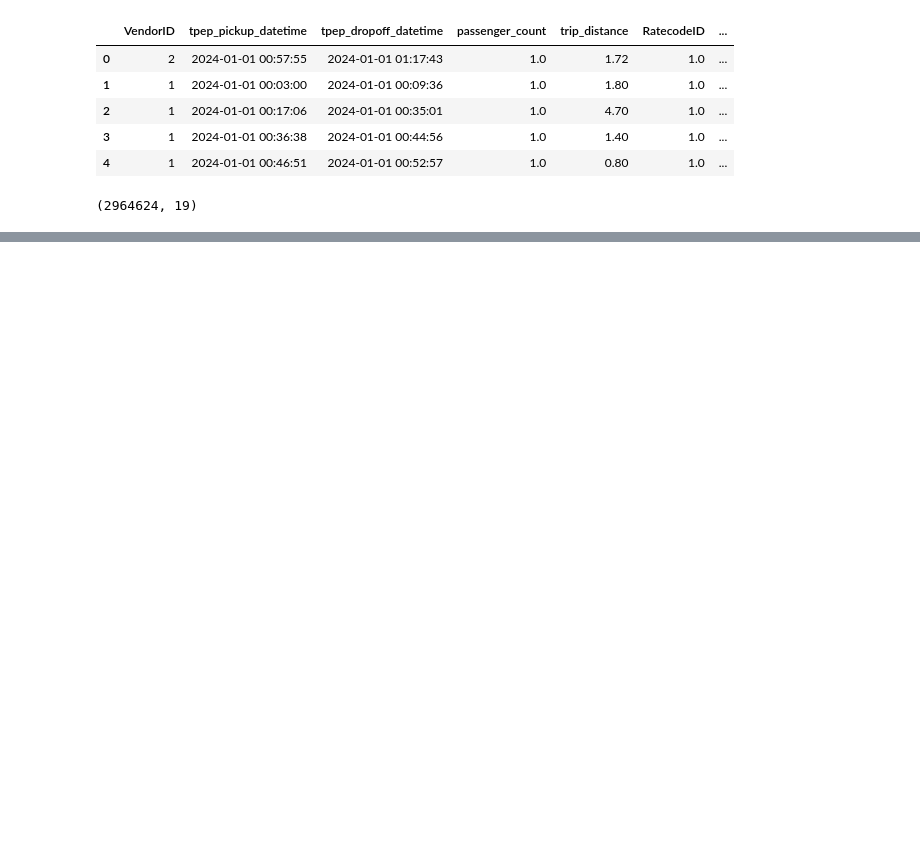
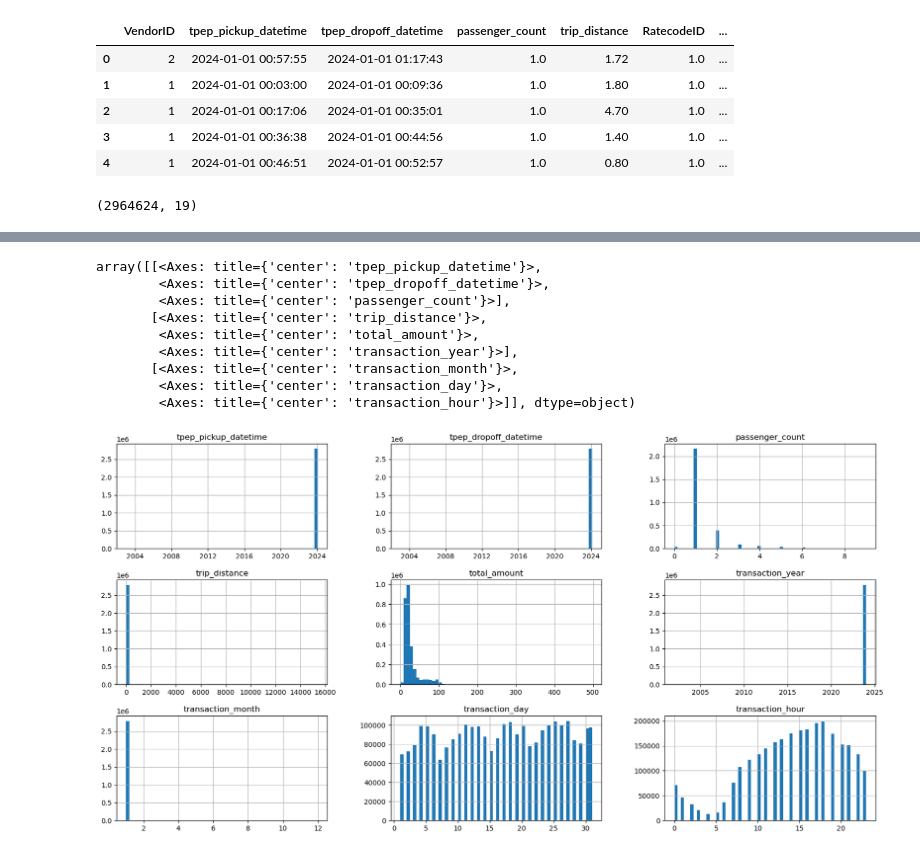
Before and after one commit to sass08/New-York-Taxi-Analysis, a Jupyter notebook: Presentable Notebook.ipynb, the cells around one changed output, grey strips where cells are left out. Cells and saved outputs as stored; diff of their text form; code cells hidden in the pictures; blank space fills up the shorter version.

```diff
--- a/Presentable Notebook.ipynb
+++ b/Presentable Notebook.ipynb
@@ -17,0 +122,4 @@ taxi_df.shape
+# %%
+taxi_data_cleansed = taxi_data[(taxi_data['total_amount']>=0) & (taxi_data['total_amount']< 500) & (~taxi_data['RatecodeID'].isna())]
+print(taxi_data.shape)
+taxi_data_cleansed.shape
@@ -17,0 +144,3 @@ taxi_df.shape
+# %%
+taxi_data_prepared = taxi_data_cleansed.copy()
+taxi_data_prepared
@@ -17,0 +174,5 @@ taxi_df.shape
+# %%
+taxi_data_prepared.loc[:, 'PULocationID'] = taxi_data_prepared['PULocationID'].astype('str')
+taxi_data_prepared.loc[:, 'DOLocationID'] = taxi_data_prepared['DOLocationID'].astype('str')
+taxi_data_prepared.loc[:, 'RatecodeID'] = taxi_data_prepared['RatecodeID'].astype('str')
+taxi_data_prepared.loc[:, 'payment_type'] = taxi_data_prepared['payment_type'].astype('str')
@@ -17,0 +192,8 @@ taxi_df.shape
+# %%
+taxi_data_prepared['transaction_year'] = taxi_data_prepared['tpep_pickup_datetime'].dt.year
+taxi_data_prepared['transaction_date'] = taxi_data_prepared['tpep_pickup_datetime'].dt.date
+taxi_data_prepared['transaction_month'] = taxi_data_prepared['tpep_pickup_datetime'].dt.month
+taxi_data_prepared['transaction_day'] = taxi_data_prepared['tpep_pickup_datetime'].dt.day
+taxi_data_prepared['transaction_hour'] = taxi_data_prepared['tpep_pickup_datetime'].dt.hour
+del taxi_data_prepared['year']
+taxi_data_prepared
@@ -17,0 +214,13 @@ taxi_df.shape
+# %%
+taxi_data_prepared.hist(bins = 60, figsize = (20, 10))
+# %% [output]
+array([[<Axes: title={'center': 'tpep_pickup_datetime'}>,
+        <Axes: title={'center': 'tpep_dropoff_datetime'}>,
+        <Axes: title={'center': 'passenger_count'}>],
+       [<Axes: title={'center': 'trip_distance'}>,
+        <Axes: title={'center': 'total_amount'}>,
+        <Axes: title={'center': 'transaction_year'}>],
+       [<Axes: title={'center': 'transaction_month'}>,
+        <Axes: title={'center': 'transaction_day'}>,
+        <Axes: title={'center': 'transaction_hour'}>]], dtype=object)
+[figure, added]
```
Also changed, not shown: parts of 33 cells of this notebook.
